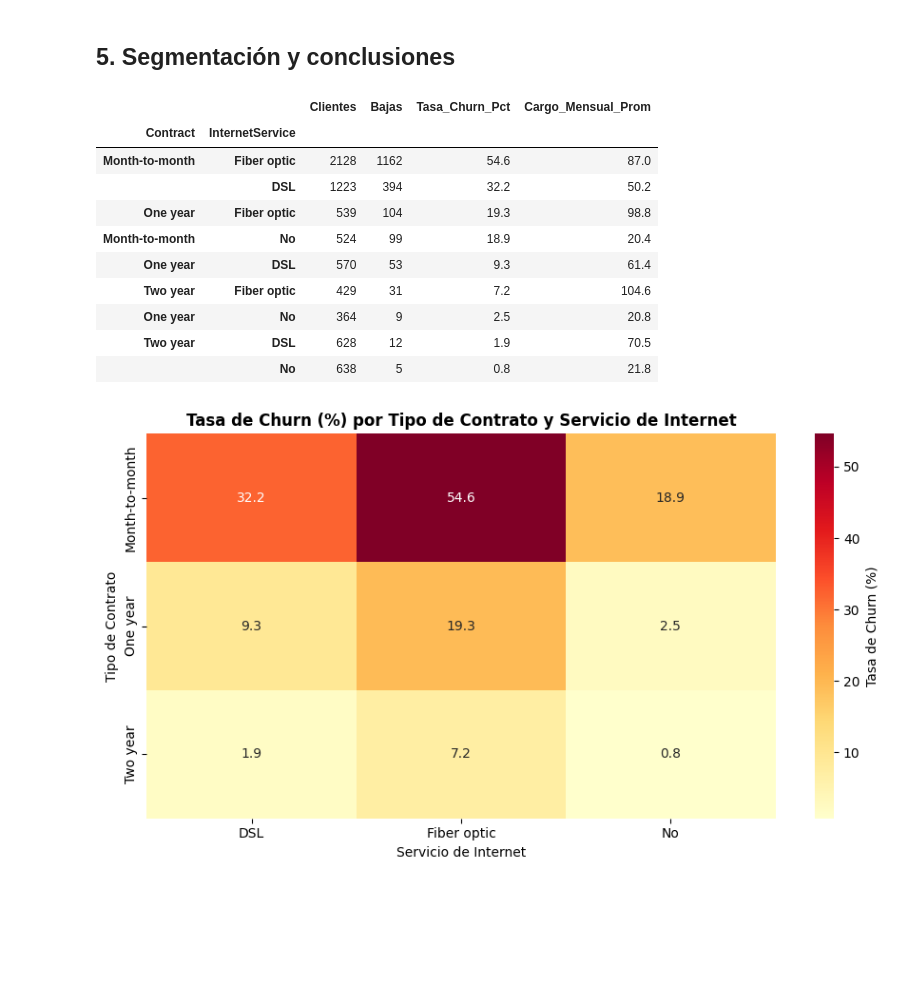
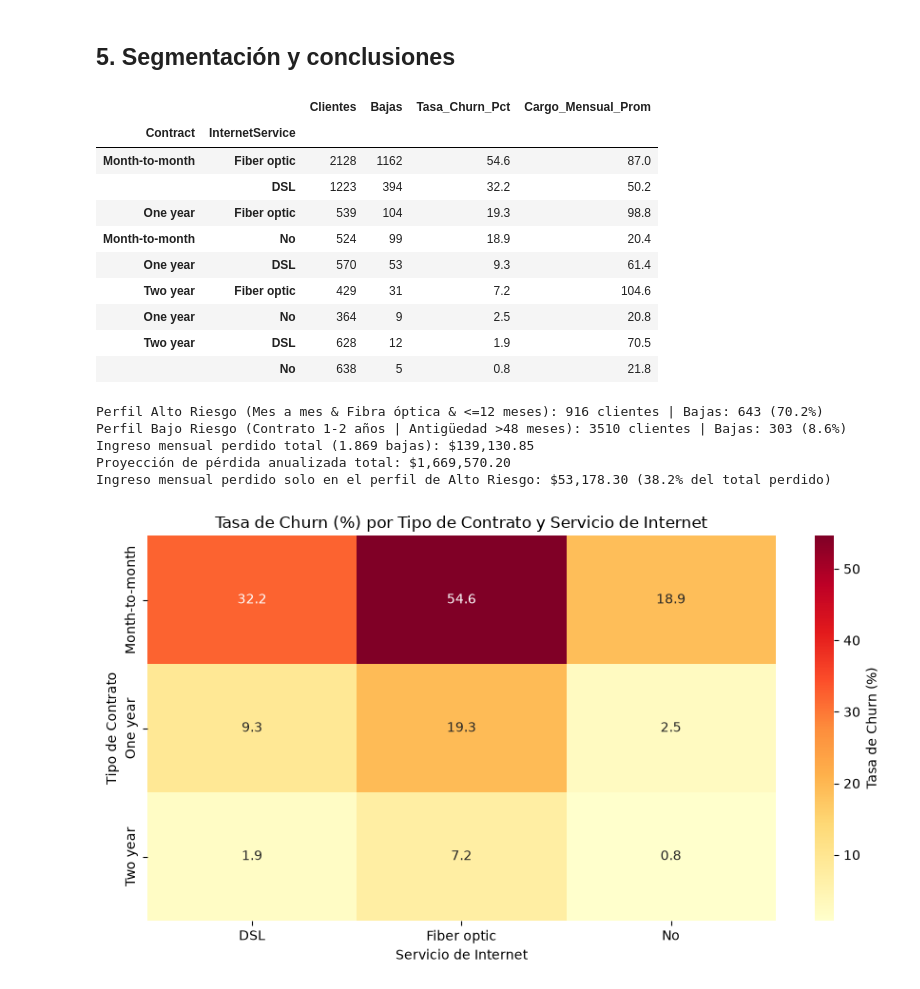
Before and after one commit to andyargg/tpi-analisis-de-datos, a Jupyter notebook: notebooks/TPI_Analisis_de_Datos.ipynb, the cells around one changed output. Drawn from its saved outputs; the diff is of its cells as text; code cells hidden in the pictures; blank space fills up the shorter version.

```diff
--- a/notebooks/TPI_Analisis_de_Datos.ipynb
+++ b/notebooks/TPI_Analisis_de_Datos.ipynb
@@ -681,6 +681,43 @@ segmentos = (
 )
 
 display(segmentos)
+
+cond_alto_riesgo = (
+    (df["Contract"] == "Month-to-month")
+    & (df["InternetService"] == "Fiber optic")
+    & (df["tenure"] <= 12)
+)
+
+cond_bajo_riesgo = (
+    (df["Contract"].isin(["One year", "Two year"]))
+    | (df["tenure"] > 48)
+)
+
+alto_riesgo = df[cond_alto_riesgo]
+bajo_riesgo = df[cond_bajo_riesgo]
+clientes_perdidos = df[df["Churn"] == "Yes"]
+
+ingreso_mensual_perdido = clientes_perdidos["MonthlyCharges"].sum()
+ingreso_anual_perdido = ingreso_mensual_perdido * 12
+ingreso_mensual_alto_riesgo = alto_riesgo[alto_riesgo["Churn"] == "Yes"]["MonthlyCharges"].sum()
+
+print(
+    f"Perfil Alto Riesgo (Mes a mes & Fibra óptica & <=12 meses): "
+    f"{len(alto_riesgo)} clientes | Bajas: {alto_riesgo['ChurnNum'].sum()} "
+    f"({alto_riesgo['ChurnNum'].mean() * 100:.1f}%)"
+)
+print(
+    f"Perfil Bajo Riesgo (Contrato 1-2 años | Antigüedad >48 meses): "
+    f"{len(bajo_riesgo)} clientes | Bajas: {bajo_riesgo['ChurnNum'].sum()} "
+    f"({bajo_riesgo['ChurnNum'].mean() * 100:.1f}%)"
+)
+
+print(f"Ingreso mensual perdido total (1.869 bajas): ${ingreso_mensual_perdido:,.2f}")
+print(f"Proyección de pérdida anualizada total: ${ingreso_anual_perdido:,.2f}")
+print(
+    f"Ingreso mensual perdido solo en el perfil de Alto Riesgo: "
+    f"${ingreso_mensual_alto_riesgo:,.2f} ({ingreso_mensual_alto_riesgo / ingreso_mensual_perdido * 100:.1f}% del total perdido)"
+)
 
 pivot_churn = df.pivot_table(
     index="Contract",
@@ -694,32 +731,36 @@ orden_contrato = [
 pivot_churn = pivot_churn.loc[orden_contrato]
 
 fig, ax = plt.subplots(figsize=(9, 5))
 sns.heatmap(
     pivot_churn,
     annot=True,
     fmt=".1f",
     cmap="YlOrRd",
     cbar_kws={"label": "Tasa de Churn (%)"},
     ax=ax,
 )
 ax.set_title(
     "Tasa de Churn (%) por Tipo de Contrato y Servicio de Internet",
-    fontweight="bold",
 )
 ax.set_xlabel("Servicio de Internet")
 ax.set_ylabel("Tipo de Contrato")
 plt.tight_layout()
 plt.show()
 # %% [output]
 |  |  | Clientes | Bajas | Tasa_Churn_Pct | Cargo_Mensual_Prom |
 | Contract | InternetService |  |  |  |  |
 | Month-to-month | Fiber optic | 2128 | 1162 | 54.6 | 87.0 |
 |  | DSL | 1223 | 394 | 32.2 | 50.2 |
 | One year | Fiber optic | 539 | 104 | 19.3 | 98.8 |
 | Month-to-month | No | 524 | 99 | 18.9 | 20.4 |
 | One year | DSL | 570 | 53 | 9.3 | 61.4 |
 | Two year | Fiber optic | 429 | 31 | 7.2 | 104.6 |
 | One year | No | 364 | 9 | 2.5 | 20.8 |
 | Two year | DSL | 628 | 12 | 1.9 | 70.5 |
 |  | No | 638 | 5 | 0.8 | 21.8 |
+Perfil Alto Riesgo (Mes a mes & Fibra óptica & <=12 meses): 916 clientes | Bajas: 643 (70.2%)
+Perfil Bajo Riesgo (Contrato 1-2 años | Antigüedad >48 meses): 3510 clientes | Bajas: 303 (8.6%)
+Ingreso mensual perdido total (1.869 bajas): $139,130.85
+Proyección de pérdida anualizada total: $1,669,570.20
+Ingreso mensual perdido solo en el perfil de Alto Riesgo: $53,178.30 (38.2% del total perdido)
-[figure, old version]
+[figure, new version]
```
Also changed, not shown: parts of 4 cells of this notebook.
